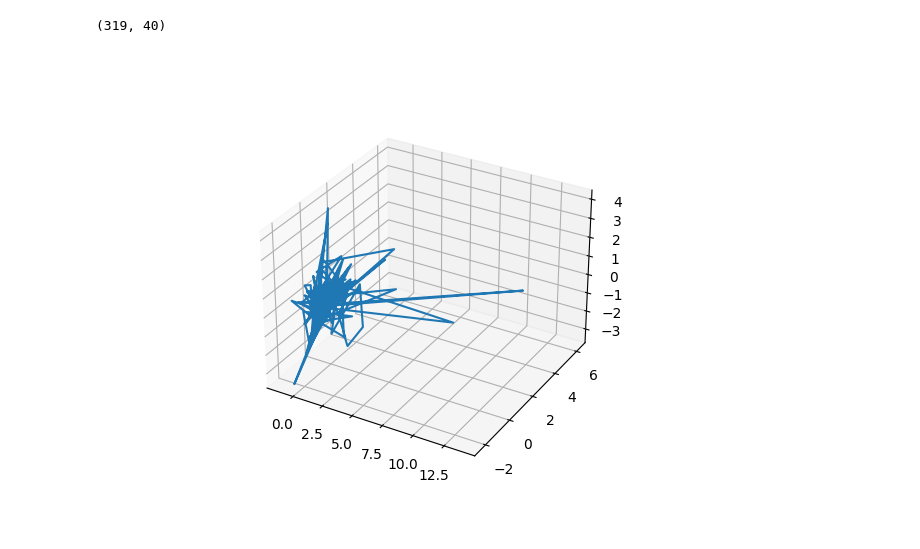
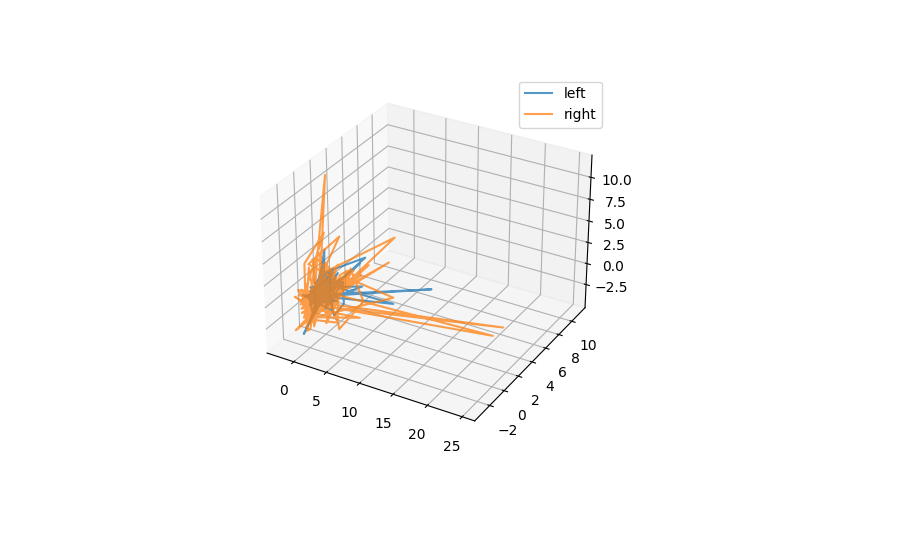
Before and after one commit to redagavin/data_analysis, a Jupyter notebook: task_classification/plot.ipynb, the cells around one changed output. Drawn from its saved outputs; the diff is of its cells as text; code cells hidden in the pictures.

Commit message:
separate left and right

```diff
--- a/task_classification/plot.ipynb
+++ b/task_classification/plot.ipynb
@@ -2,4 +2,4 @@
 from scipy.io import loadmat
 import os
 # %%
-data = loadmat(os.path.join('..\Tmaze_Data\\252-1375\\2018-01-07_15-14-54\\04_tmaze1', 'Spike_Data_Binned.mat'))
+data_left = loadmat(os.path.join('..\Tmaze_Data\\252-1375\\2018-01-07_15-14-54\\04_tmaze1', 'Spike_Data_Binned_Left.mat'))
@@ -10,9 +6,9 @@ data['Spike_Data_Bin'].squeeze().shape
-# %%
-data['Spike_Data_Bin'].squeeze()[0].shape
-# %% [output]
-(319, 40)
 # %%
-data = data['Spike_Data_Bin'].squeeze()
+data_left = data_left['Spike_Data_Bin_Left'].squeeze()
+# %%
+data_right = loadmat(os.path.join('..\Tmaze_Data\\252-1375\\2018-01-07_15-14-54\\04_tmaze1', 'Spike_Data_Binned_Right.mat'))
+# %%
+data_right = data_right['Spike_Data_Bin_Right'].squeeze()
 # %%
 import pickle as pkl
 import matplotlib.pyplot as plt
@@ -23,12 +19,14 @@ import numpy as np
 # %%
 %matplotlib widget
 
 ax = plt.figure().add_subplot(projection='3d')
 
 #for s in data:
    # ax.plot(s[:, 0], s[:, 1], s[:, 2])
 
-ax.plot(data[0][:, 0], data[0][:, 1], data[0][:, 2])
+ax.plot(data_left[0][:, 0], data_left[0][:, 1], data_left[0][:, 2], label='left', alpha=0.75)
+ax.plot(data_right[0][:, 0], data_right[0][:, 1], data_right[0][:, 2], label='right', alpha=0.75)
+ax.legend()
 plt.show()
 # %% [output]
-[figure, old version]
+[figure, new version]
```
Also changed, not shown: parts of 1 cell of this notebook, 1 other file.
